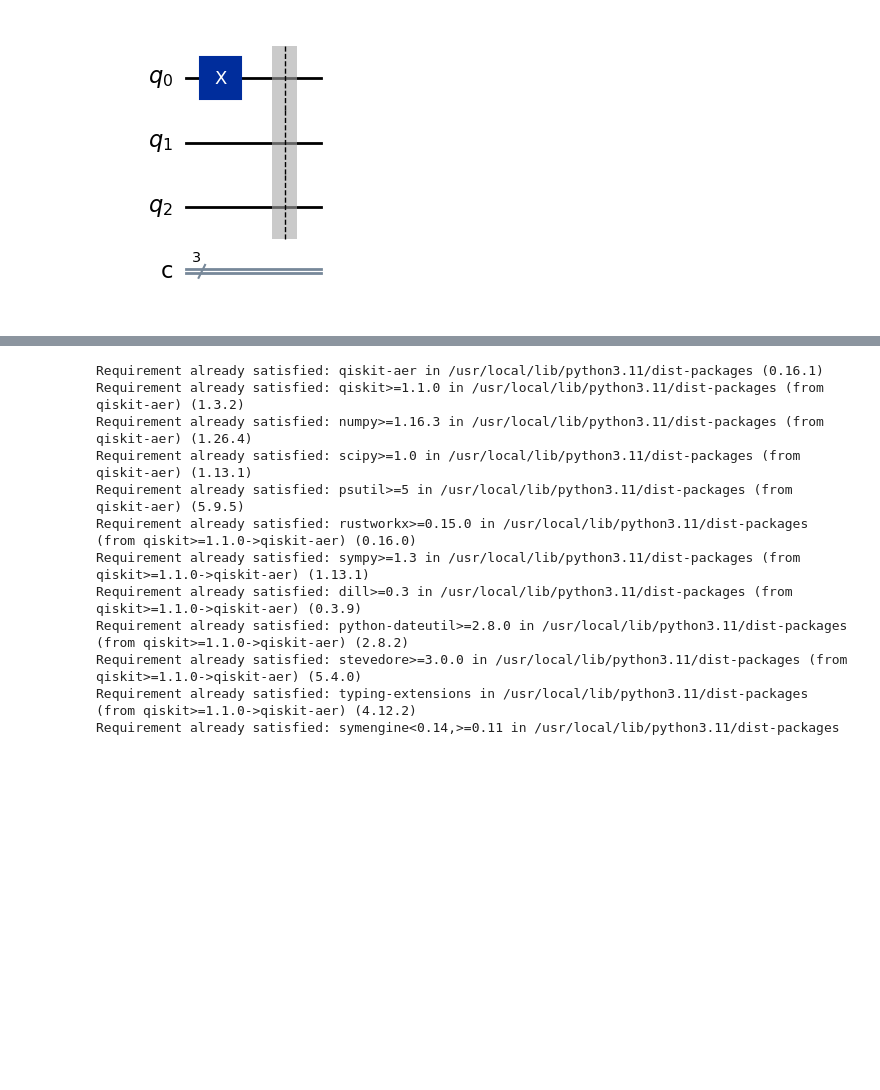
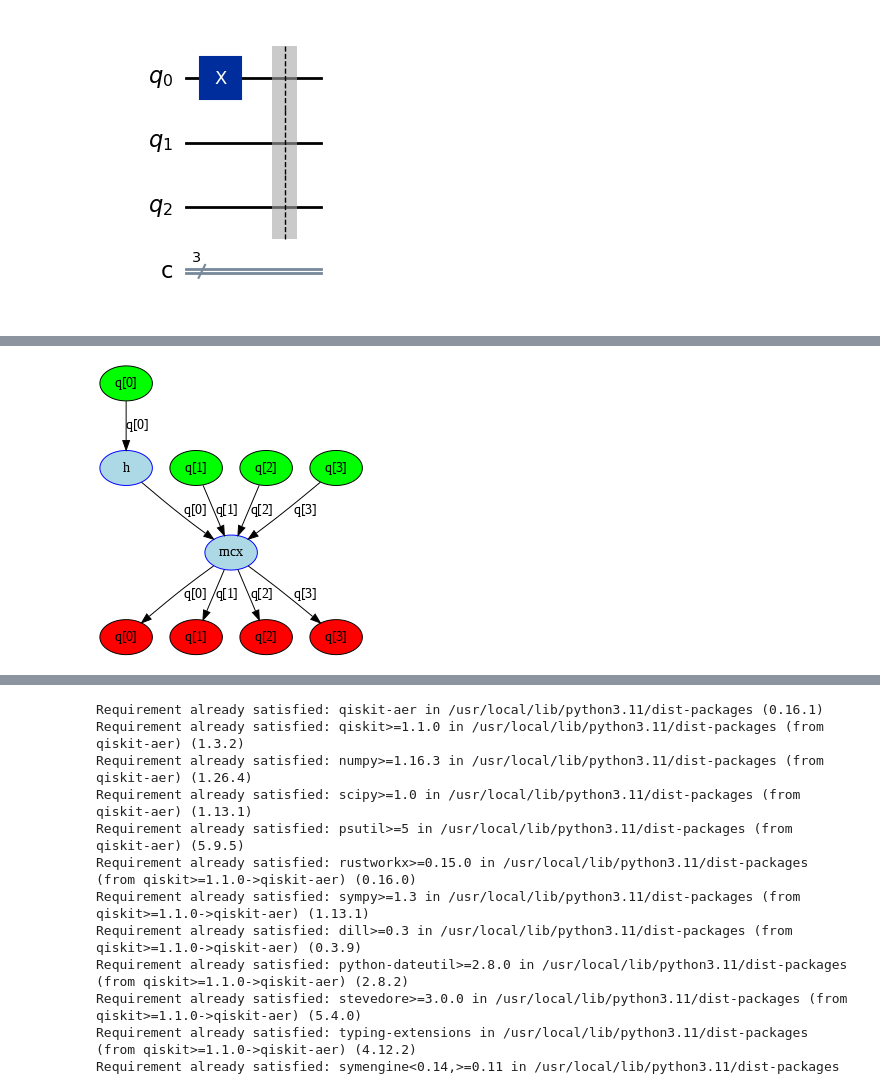
Before and after one commit to ajit-ai/QuantumComputing, a Jupyter notebook: QisKit_BaseCircuit.ipynb, the cells around one changed output, grey strips where cells are left out. Saved outputs shown, nothing was run; the diff lists cells and outputs as text; code cells hidden in the pictures; blank space fills up the shorter version.

```diff
--- a/QisKit_BaseCircuit.ipynb
+++ b/QisKit_BaseCircuit.ipynb
@@ -180,0 +218,10 @@ Requirement already satisfied: pylatexenc in /usr/local/lib/python3.11/dist-pack
+# %%
+# Convert circuit to dag and display dag
+from qiskit.converters import circuit_to_dag # Import circuit_to_dag
+from qiskit.visualization import dag_drawer # Import dag_drawer
+
+# Convert circuit to dag and display dag
+dag = circuit_to_dag(qc)
+display(dag_drawer(dag))
+# %% [output]
+[figure, added]
```
Also changed, not shown: parts of 32 cells of this notebook.
